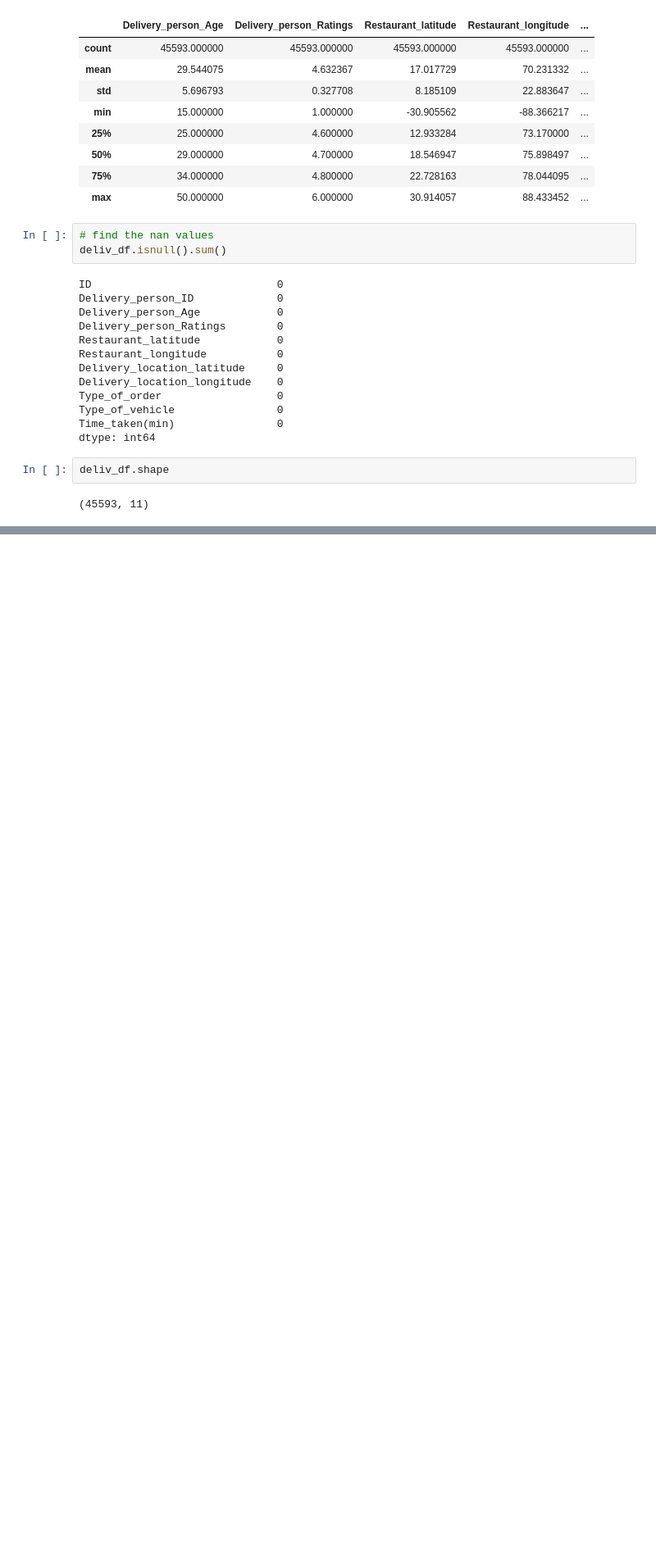
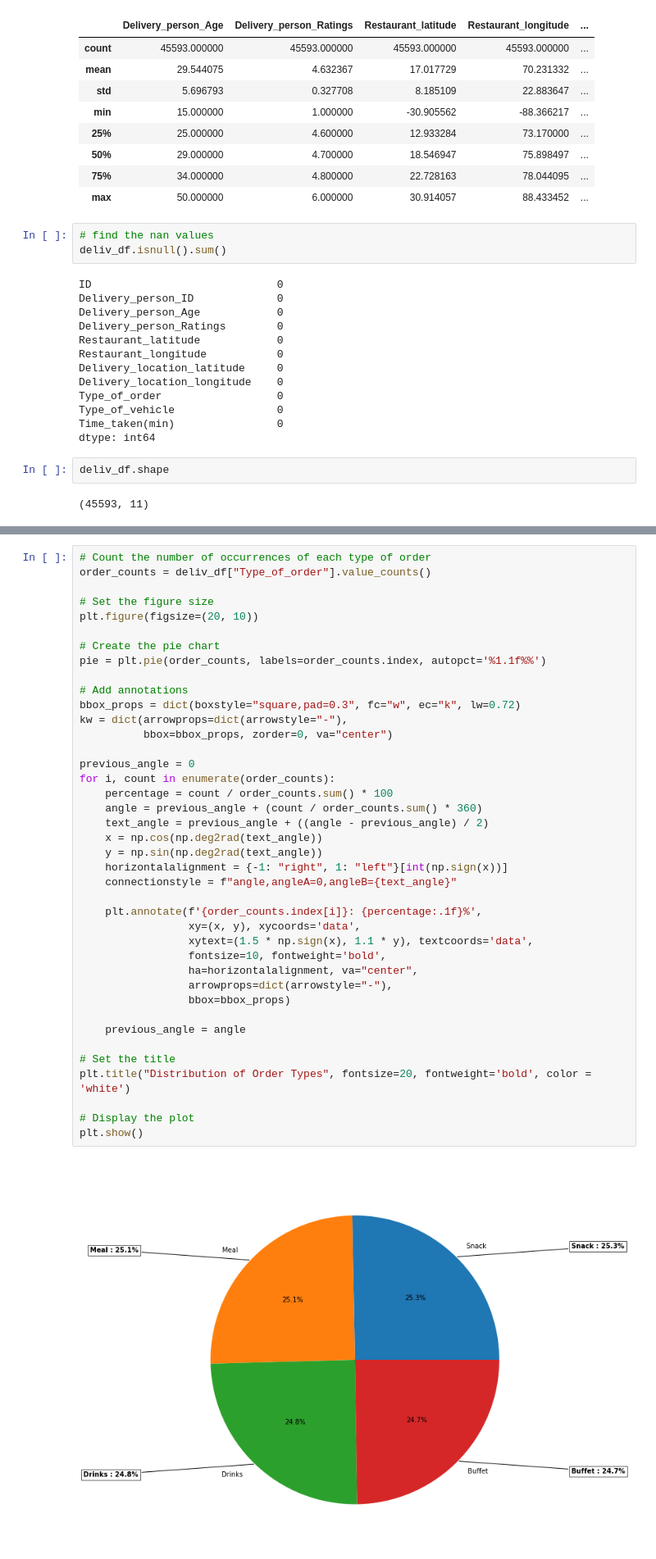
Before and after one commit to AlbertHunduza/DelivTimeAI, a Jupyter notebook: EDA.ipynb, the cells around one changed output, grey strips where cells are left out. Shown at 82% size. Saved outputs shown, nothing was run; the diff lists cells and outputs as text; blank space fills up the shorter version.

```diff
--- a/EDA.ipynb
+++ b/EDA.ipynb
@@ -66,0 +129,42 @@ deliv_df.shape
+# %%
+# Count the number of occurrences of each type of order
+order_counts = deliv_df["Type_of_order"].value_counts()
+
+# Set the figure size
+plt.figure(figsize=(20, 10))
+
+# Create the pie chart
+pie = plt.pie(order_counts, labels=order_counts.index, autopct='%1.1f%%')
+
+# Add annotations
+bbox_props = dict(boxstyle="square,pad=0.3", fc="w", ec="k", lw=0.72)
+kw = dict(arrowprops=dict(arrowstyle="-"),
+          bbox=bbox_props, zorder=0, va="center")
+
+previous_angle = 0
+for i, count in enumerate(order_counts):
+    percentage = count / order_counts.sum() * 100
+    angle = previous_angle + (count / order_counts.sum() * 360)
+    text_angle = previous_angle + ((angle - previous_angle) / 2)
+    x = np.cos(np.deg2rad(text_angle))
+    y = np.sin(np.deg2rad(text_angle))
+    horizontalalignment = {-1: "right", 1: "left"}[int(np.sign(x))]
+    connectionstyle = f"angle,angleA=0,angleB={text_angle}"
+
+    plt.annotate(f'{order_counts.index[i]}: {percentage:.1f}%',
+                 xy=(x, y), xycoords='data',
+                 xytext=(1.5 * np.sign(x), 1.1 * y), textcoords='data',
+                 fontsize=10, fontweight='bold',
+                 ha=horizontalalignment, va="center",
+                 arrowprops=dict(arrowstyle="-"),
+                 bbox=bbox_props)
+
+    previous_angle = angle
+
+# Set the title
+plt.title("Distribution of Order Types", fontsize=20, fontweight='bold', color = 'white')
+
+# Display the plot
+plt.show()
+# %% [output]
+[figure, added]
```
Also changed, not shown: parts of 17 cells of this notebook.
